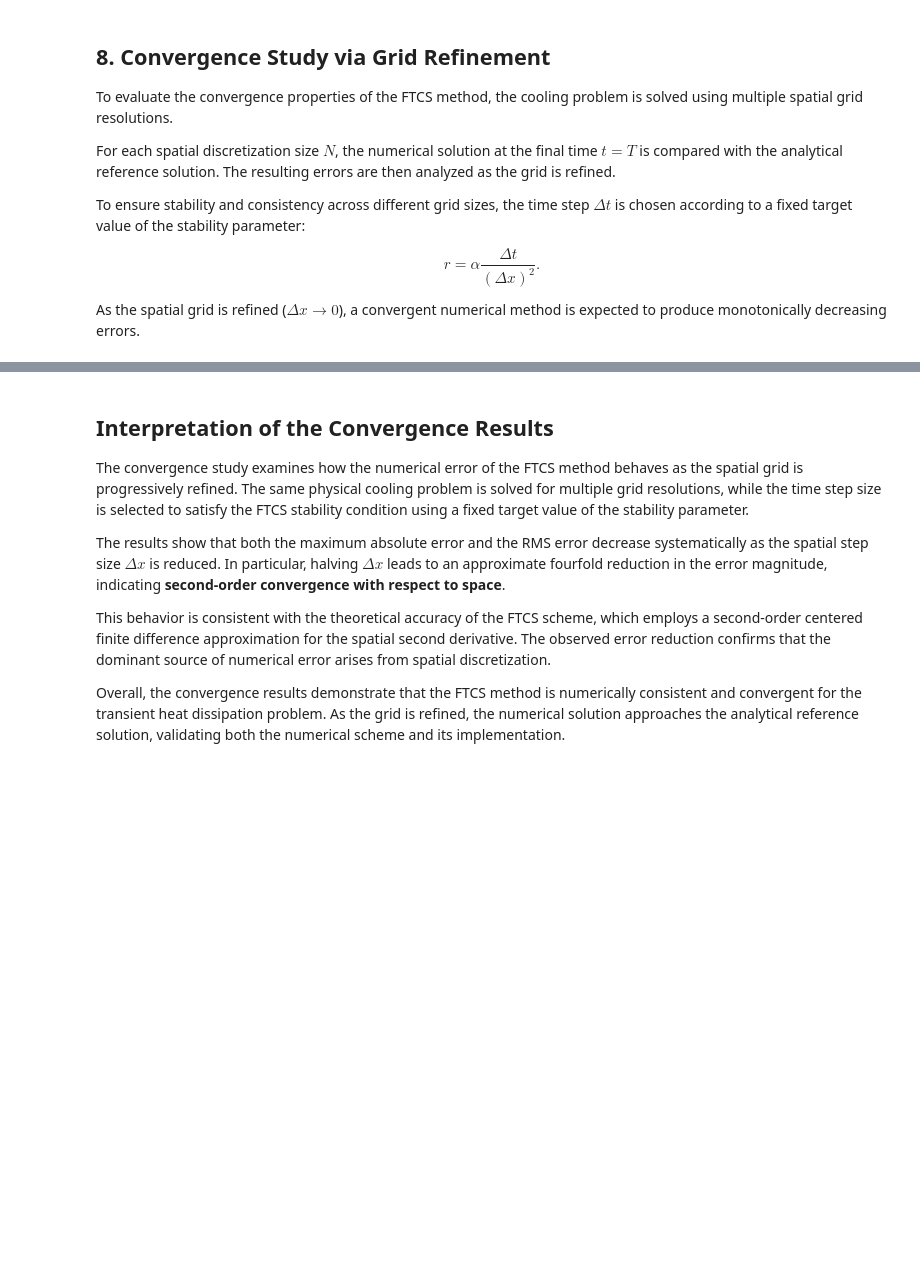
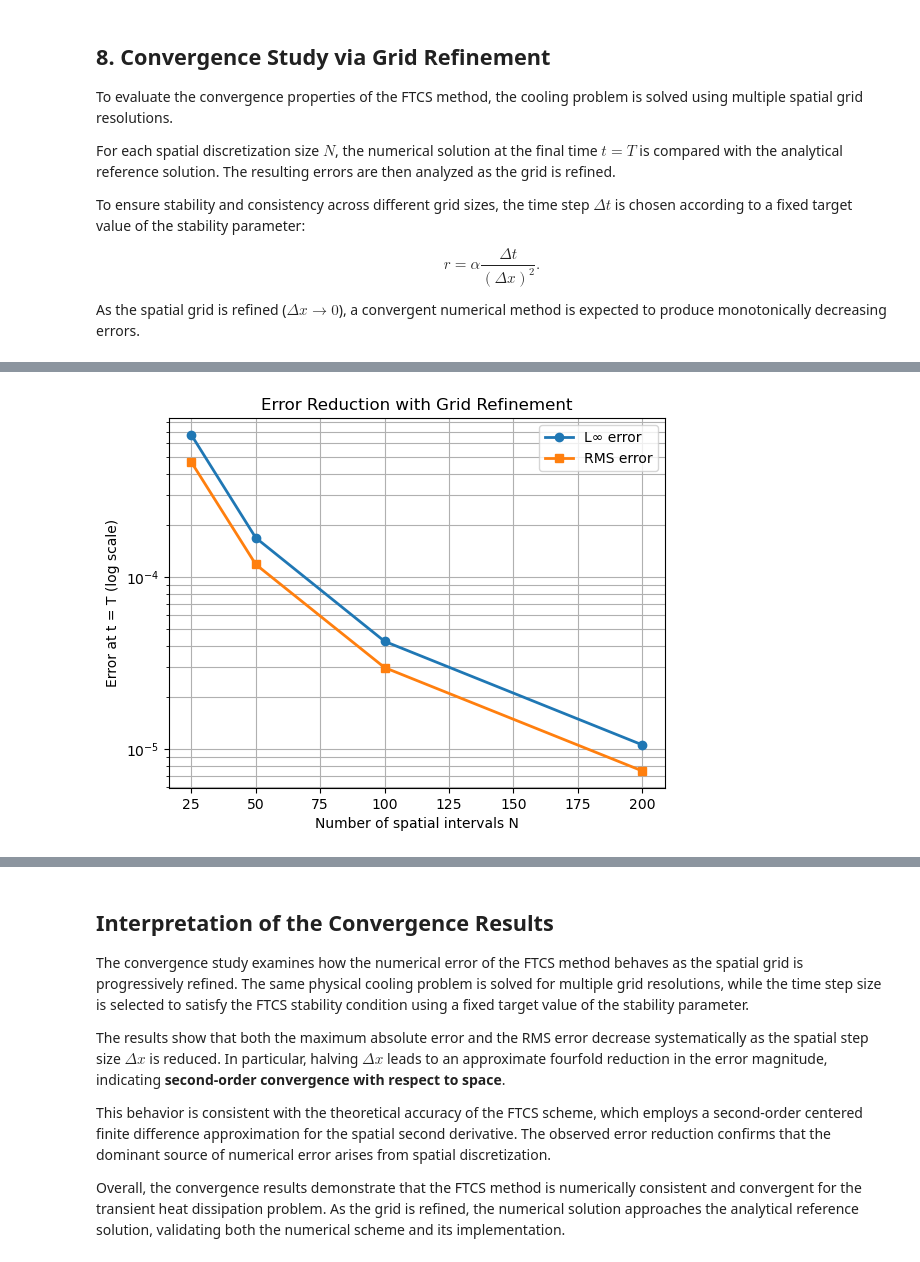
Before and after one commit to merteldem1r/Numerical-Analysis-MATH353, a Jupyter notebook: Term-Project/Mert_Eldemir_25120205086_MAT353.ipynb, the cells around one changed output, grey strips where cells are left out. Drawn from its saved outputs; the diff is of its cells as text; code cells hidden in the pictures; blank space fills up the shorter version.

```diff
--- a/Term-Project/Mert_Eldemir_25120205086_MAT353.ipynb
+++ b/Term-Project/Mert_Eldemir_25120205086_MAT353.ipynb
@@ -733,0 +737,14 @@ plt.show()
+# %%
+N_vals = np.array([row[0] for row in results])
+
+plt.figure()
+plt.semilogy(N_vals, err_inf_vals, marker='o', linewidth=2, label="L∞ error")
+plt.semilogy(N_vals, err_rms_vals, marker='s', linewidth=2, label="RMS error")
+plt.xlabel("Number of spatial intervals N")
+plt.ylabel("Error at t = T (log scale)")
+plt.title("Error Reduction with Grid Refinement")
+plt.grid(True, which="both")
+plt.legend()
+plt.show()
+# %% [output]
+[figure, added]
```
Also changed, not shown: parts of 5 cells of this notebook.
